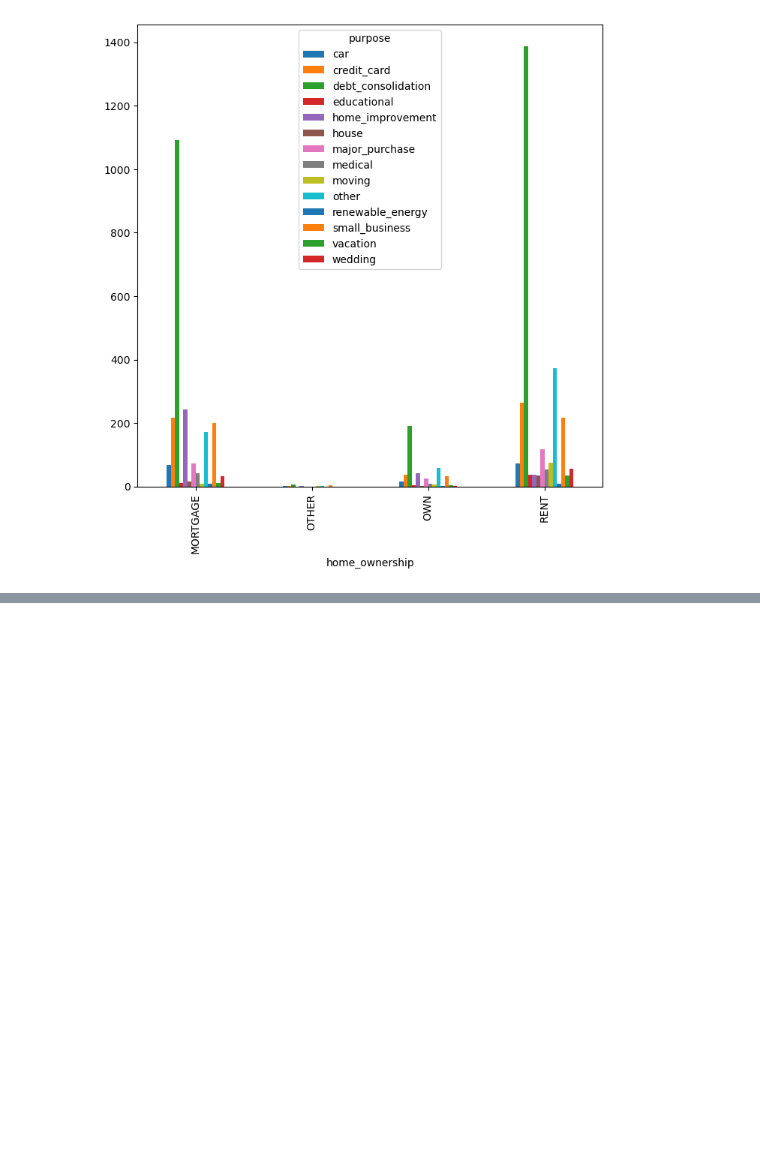
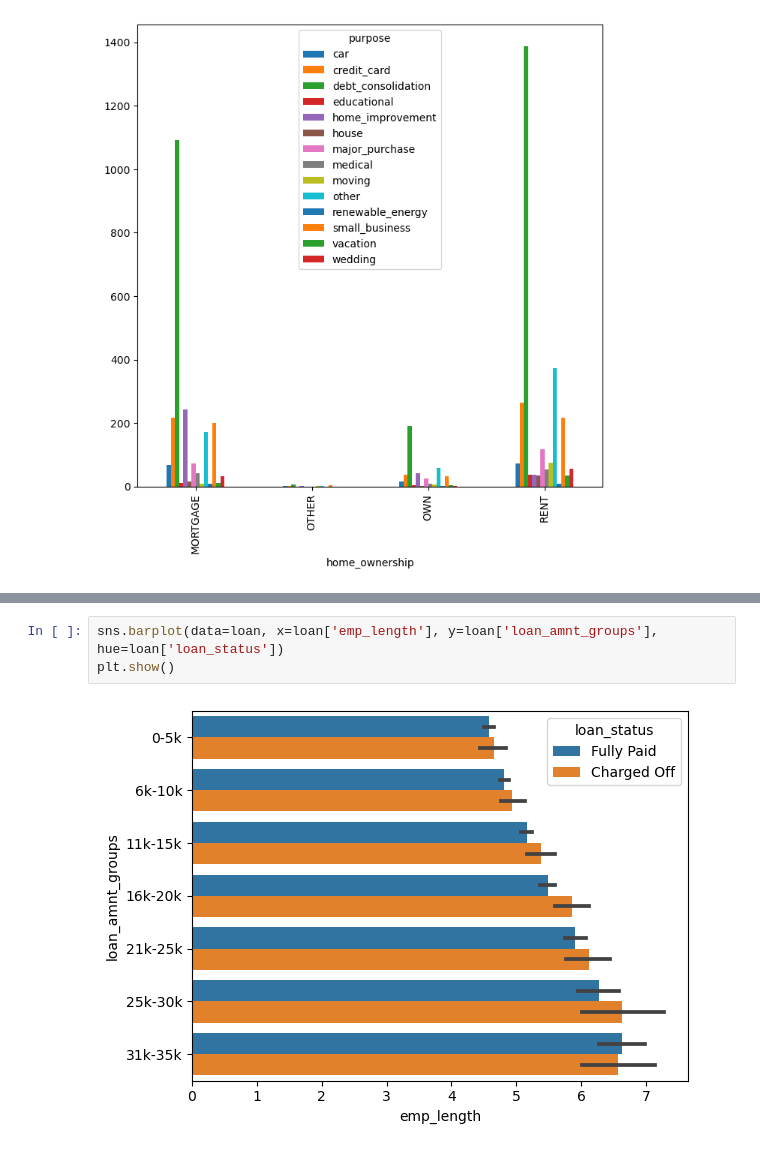
Before and after one commit to bharathsanjai/lending-club-case-study, a Jupyter notebook: bharathveer_ks.ipynb, the cells around one changed output, grey strips where cells are left out. Drawn from its saved outputs; the diff is of its cells as text; blank space fills up the shorter version.

```diff
--- a/bharathveer_ks.ipynb
+++ b/bharathveer_ks.ipynb
@@ -725,0 +723,5 @@ plt.show()
+# %%
+sns.barplot(data=loan, x=loan['emp_length'], y=loan['loan_amnt_groups'], hue=loan['loan_status'])
+plt.show()
+# %% [output]
+[figure, added]
```
Also changed, not shown: parts of 29 cells of this notebook.
